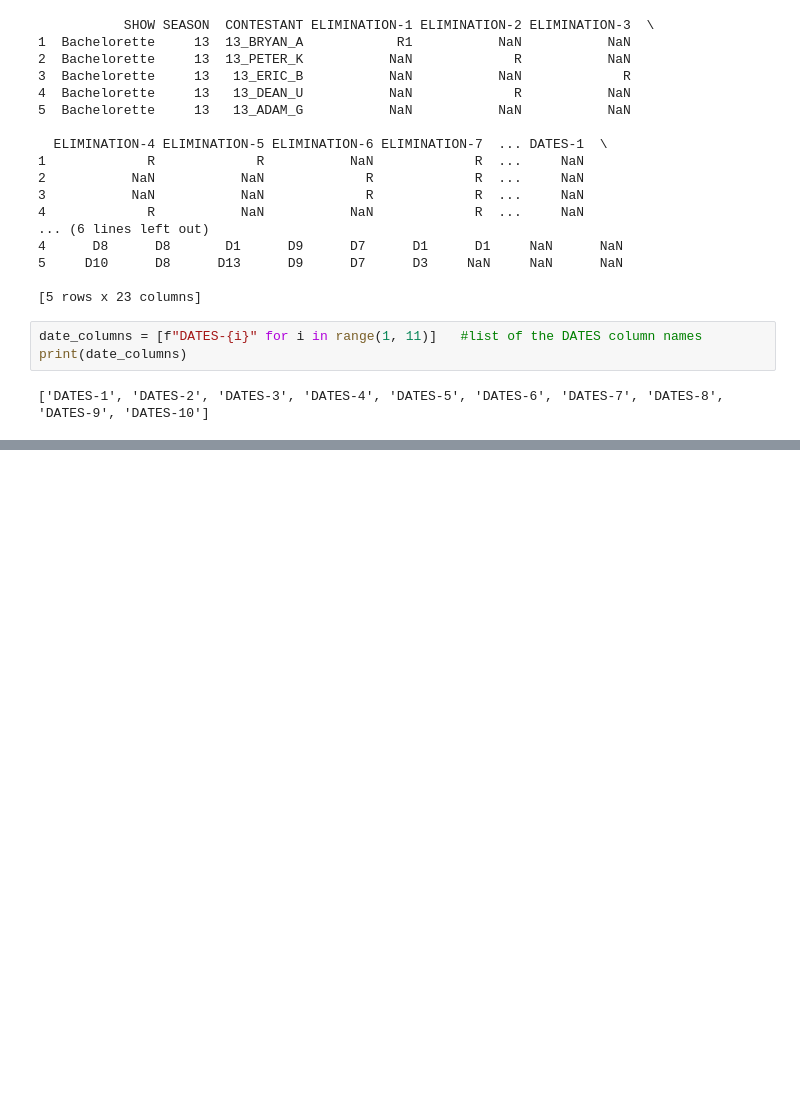
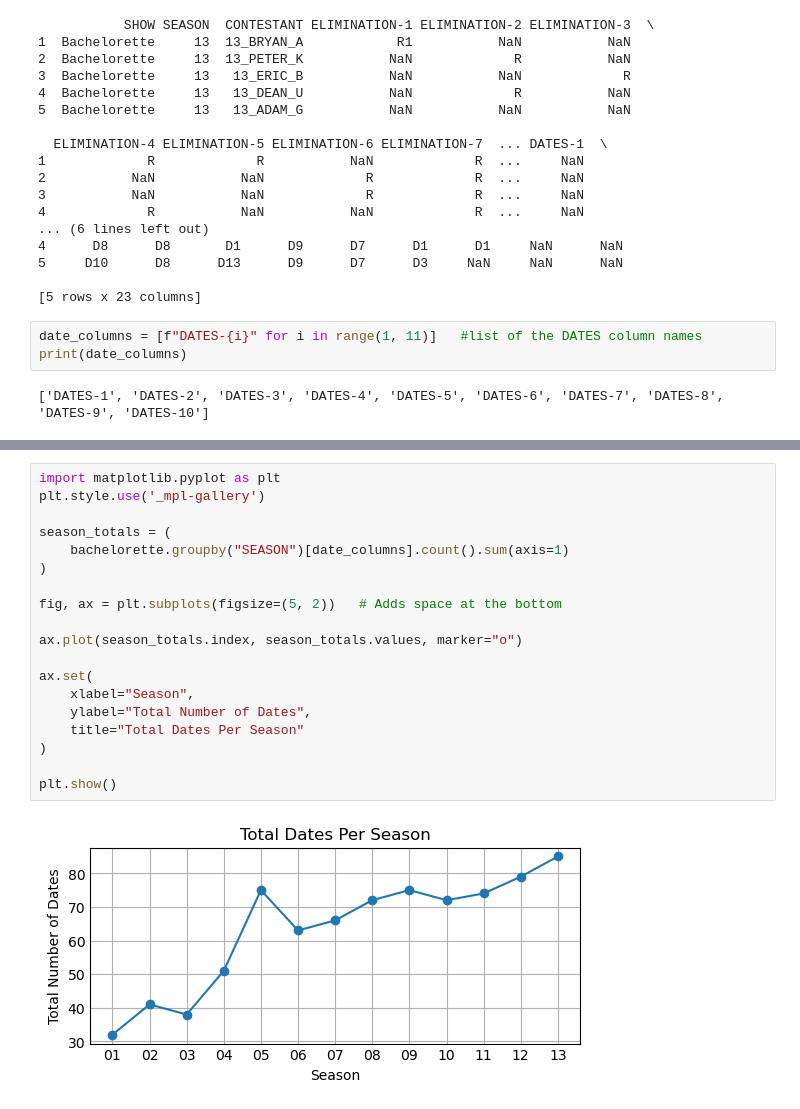
Before and after one commit to madeline-mckillop/CS_130_Project, a Jupyter notebook: analysis.ipynb, the cells around one changed output, grey strips where cells are left out. Cells and saved outputs as stored; diff of their text form; blank space fills up the shorter version.

```diff
--- a/analysis.ipynb
+++ b/analysis.ipynb
@@ -127,0 +259,21 @@ First 1-on-1 contestant(s): ['13_PETER_K']
+# %%
+import matplotlib.pyplot as plt
+plt.style.use('_mpl-gallery')
+
+season_totals = (
+    bachelorette.groupby("SEASON")[date_columns].count().sum(axis=1)
+)
+
+fig, ax = plt.subplots(figsize=(5, 2))   # Adds space at the bottom
+
+ax.plot(season_totals.index, season_totals.values, marker="o")
+
+ax.set(
+    xlabel="Season",
+    ylabel="Total Number of Dates",
+    title="Total Dates Per Season"
+)
+
+plt.show()
+# %% [output]
+[figure, added]
```
Also changed, not shown: parts of 7 cells of this notebook, 2 other files.
